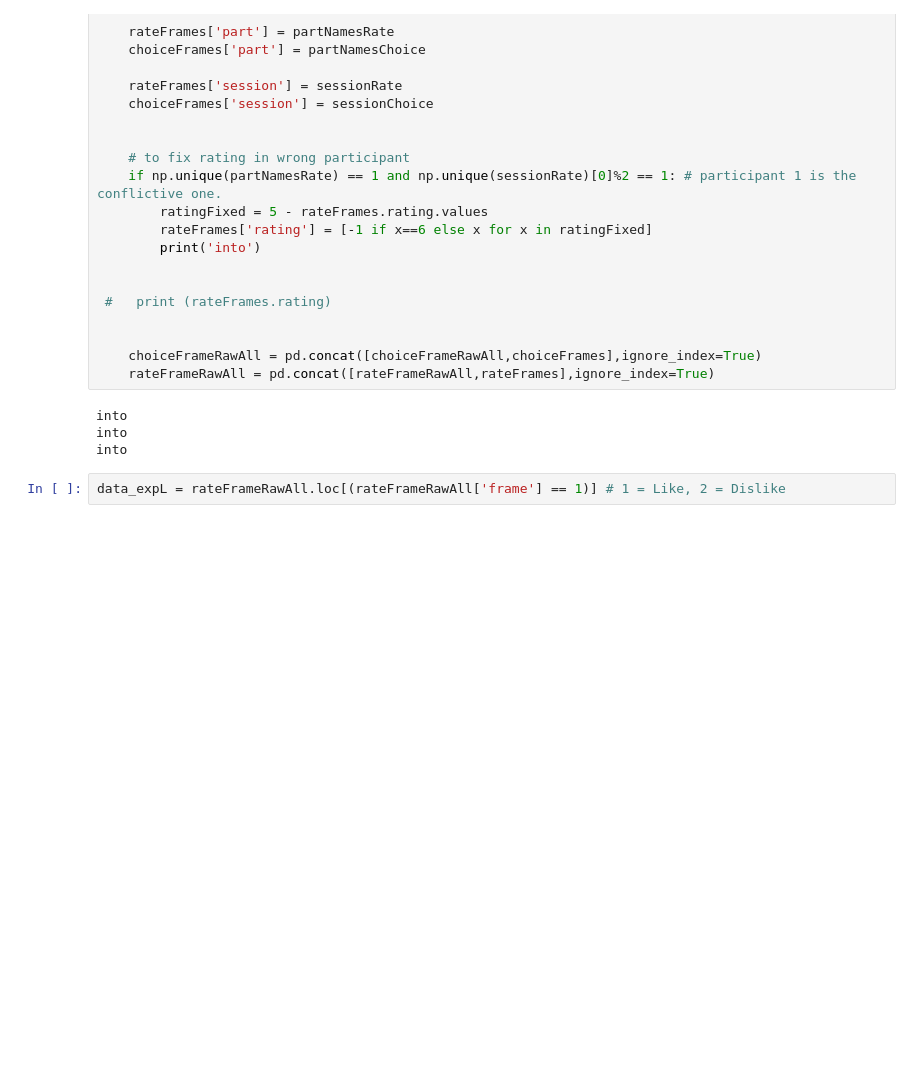
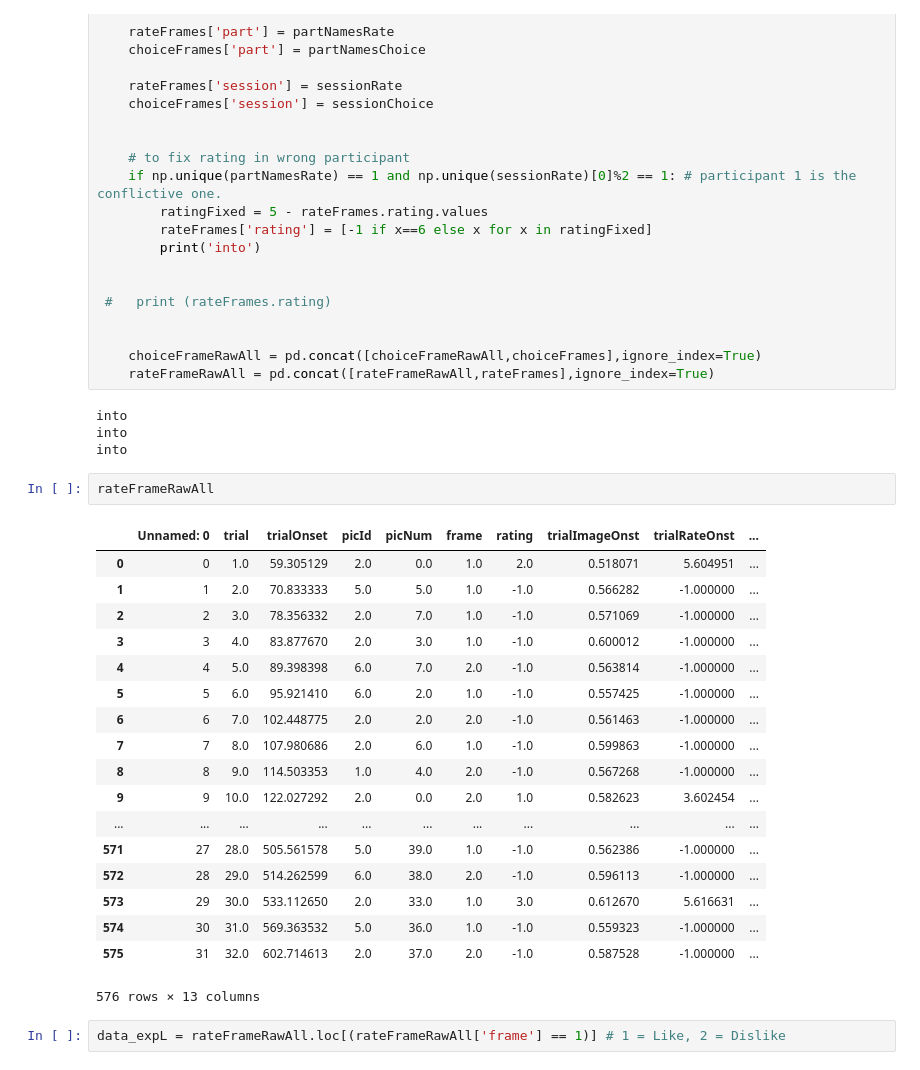
Before and after one commit to pradysepulveda/PFT_fMRI_2019, a Jupyter notebook: Pilots Pet Scanner/Analysis/Generate_Choice_File.ipynb, the cells around one changed output. Cells and saved outputs as stored; diff of their text form; blank space fills up the shorter version.

```diff
--- a/Pilots Pet Scanner/Analysis/Generate_Choice_File.ipynb
+++ b/Pilots Pet Scanner/Analysis/Generate_Choice_File.ipynb
@@ -125,6 +125,27 @@ for j in range (partic_num):
 into
 into
 into
+# %%
+rateFrameRawAll
+# %% [output]
+|  | Unnamed: 0 | trial | trialOnset | picId | picNum | frame | rating | trialImageOnst | trialRateOnst | ... |
+| 0 | 0 | 1.0 | 59.305129 | 2.0 | 0.0 | 1.0 | 2.0 | 0.518071 | 5.604951 | ... |
+| 1 | 1 | 2.0 | 70.833333 | 5.0 | 5.0 | 1.0 | -1.0 | 0.566282 | -1.000000 | ... |
+| 2 | 2 | 3.0 | 78.356332 | 2.0 | 7.0 | 1.0 | -1.0 | 0.571069 | -1.000000 | ... |
+| 3 | 3 | 4.0 | 83.877670 | 2.0 | 3.0 | 1.0 | -1.0 | 0.600012 | -1.000000 | ... |
+| 4 | 4 | 5.0 | 89.398398 | 6.0 | 7.0 | 2.0 | -1.0 | 0.563814 | -1.000000 | ... |
+| 5 | 5 | 6.0 | 95.921410 | 6.0 | 2.0 | 1.0 | -1.0 | 0.557425 | -1.000000 | ... |
+| 6 | 6 | 7.0 | 102.448775 | 2.0 | 2.0 | 2.0 | -1.0 | 0.561463 | -1.000000 | ... |
+| 7 | 7 | 8.0 | 107.980686 | 2.0 | 6.0 | 1.0 | -1.0 | 0.599863 | -1.000000 | ... |
+| 8 | 8 | 9.0 | 114.503353 | 1.0 | 4.0 | 2.0 | -1.0 | 0.567268 | -1.000000 | ... |
+| 9 | 9 | 10.0 | 122.027292 | 2.0 | 0.0 | 2.0 | 1.0 | 0.582623 | 3.602454 | ... |
+| ... | ... | ... | ... | ... | ... | ... | ... | ... | ... | ... |
+| 571 | 27 | 28.0 | 505.561578 | 5.0 | 39.0 | 1.0 | -1.0 | 0.562386 | -1.000000 | ... |
+| 572 | 28 | 29.0 | 514.262599 | 6.0 | 38.0 | 2.0 | -1.0 | 0.596113 | -1.000000 | ... |
+| 573 | 29 | 30.0 | 533.112650 | 2.0 | 33.0 | 1.0 | 3.0 | 0.612670 | 5.616631 | ... |
+| 574 | 30 | 31.0 | 569.363532 | 5.0 | 36.0 | 1.0 | -1.0 | 0.559323 | -1.000000 | ... |
+| 575 | 31 | 32.0 | 602.714613 | 2.0 | 37.0 | 2.0 | -1.0 | 0.587528 | -1.000000 | ... |
+576 rows × 13 columns
 # %%
 data_expL = rateFrameRawAll.loc[(rateFrameRawAll['frame'] == 1)] # 1 = Like, 2 = Dislike
 # %%
```
Also changed, not shown: parts of 2 cells of this notebook, 5 other files.
